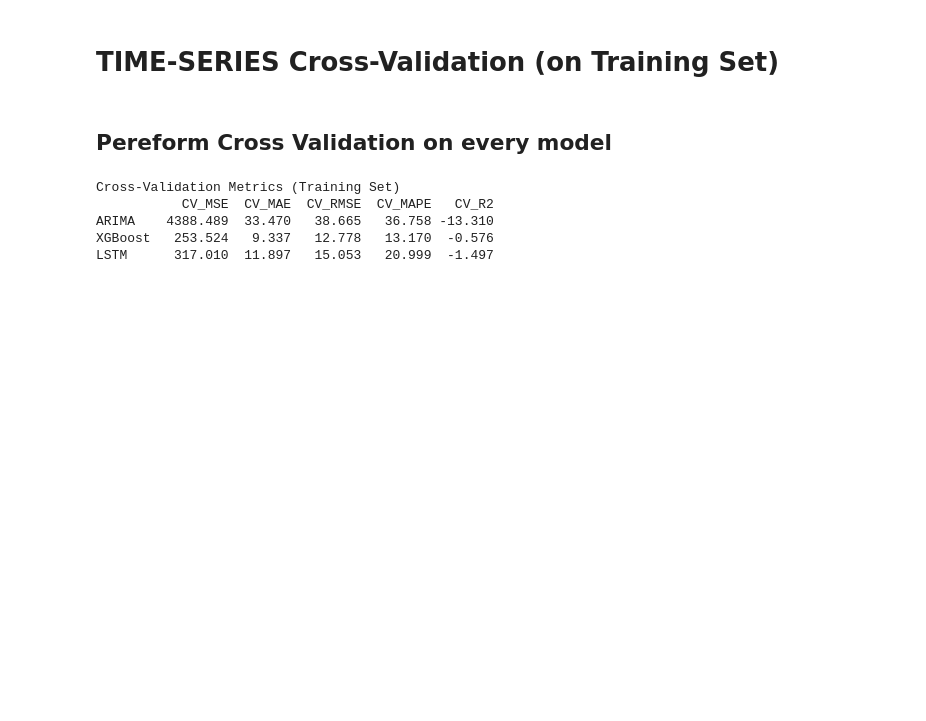
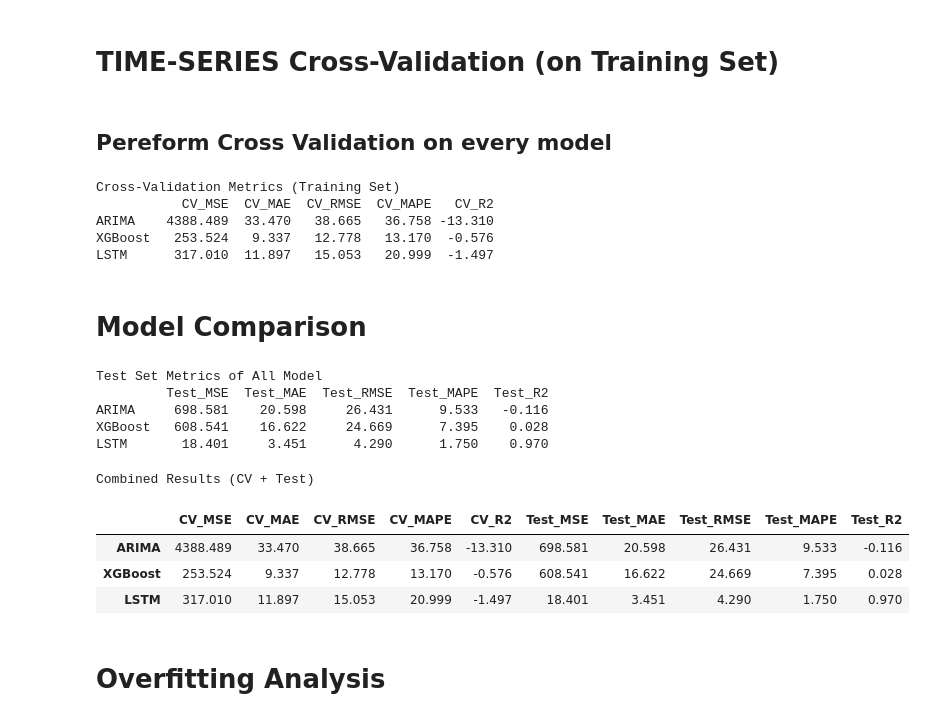
Before and after one commit to tshihab07/Stock-Price-Forecasting, a Jupyter notebook: notebookes/StockPricePrediction.ipynb, the cells around one changed output. Cells and saved outputs as stored; diff of their text form; code cells hidden in the pictures; blank space fills up the shorter version.

```diff
--- a/notebookes/StockPricePrediction.ipynb
+++ b/notebookes/StockPricePrediction.ipynb
@@ -765,3 +766,5 @@ Cross-Validation Metrics (Training Set)
 ARIMA    4388.489  33.470   38.665   36.758 -13.310
 XGBoost   253.524   9.337   12.778   13.170  -0.576
 LSTM      317.010  11.897   15.053   20.999  -1.497
+# %% [markdown]
+# Model Comparison
@@ -767,0 +776,22 @@ LSTM      317.010  11.897   15.053   20.999  -1.497
+# %%
+print("Test Set Metrics of All Model")
+data_test
+# %% [output]
+Test Set Metrics of All Model
+         Test_MSE  Test_MAE  Test_RMSE  Test_MAPE  Test_R2
+ARIMA     698.581    20.598     26.431      9.533   -0.116
+XGBoost   608.541    16.622     24.669      7.395    0.028
+LSTM       18.401     3.451      4.290      1.750    0.970
+# %%
+# Combined Results
+comp = pd.concat([data_cv, data_test], axis=1)
+print("Combined Results (CV + Test)")
+comp
+# %% [output]
+Combined Results (CV + Test)
+|  | CV_MSE | CV_MAE | CV_RMSE | CV_MAPE | CV_R2 | Test_MSE | Test_MAE | Test_RMSE | Test_MAPE | Test_R2 |
+| ARIMA | 4388.489 | 33.470 | 38.665 | 36.758 | -13.310 | 698.581 | 20.598 | 26.431 | 9.533 | -0.116 |
+| XGBoost | 253.524 | 9.337 | 12.778 | 13.170 | -0.576 | 608.541 | 16.622 | 24.669 | 7.395 | 0.028 |
+| LSTM | 317.010 | 11.897 | 15.053 | 20.999 | -1.497 | 18.401 | 3.451 | 4.290 | 1.750 | 0.970 |
+# %% [markdown]
+# Overfitting Analysis
```
Also changed, not shown: parts of 10 cells of this notebook.
